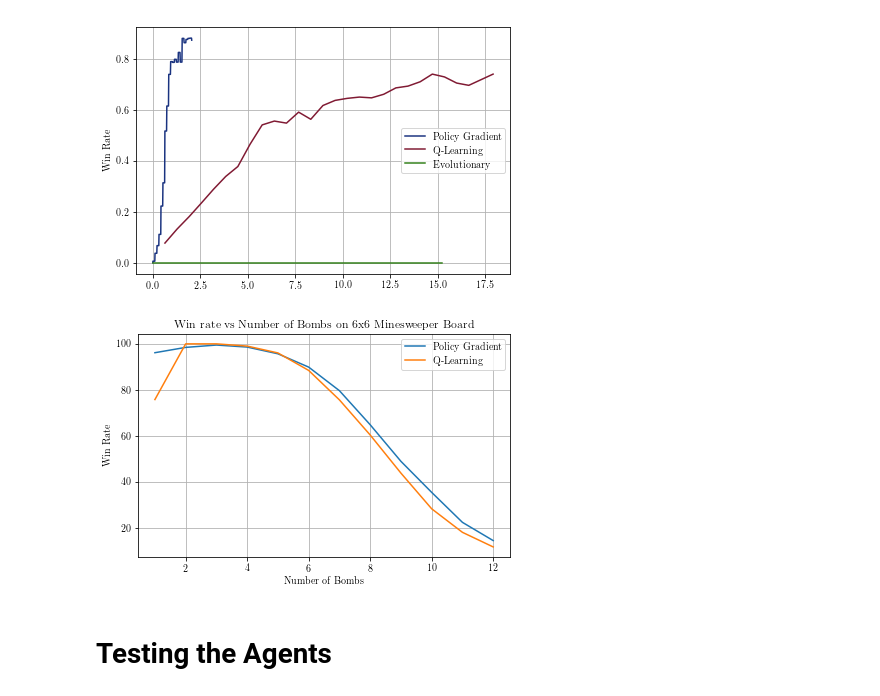
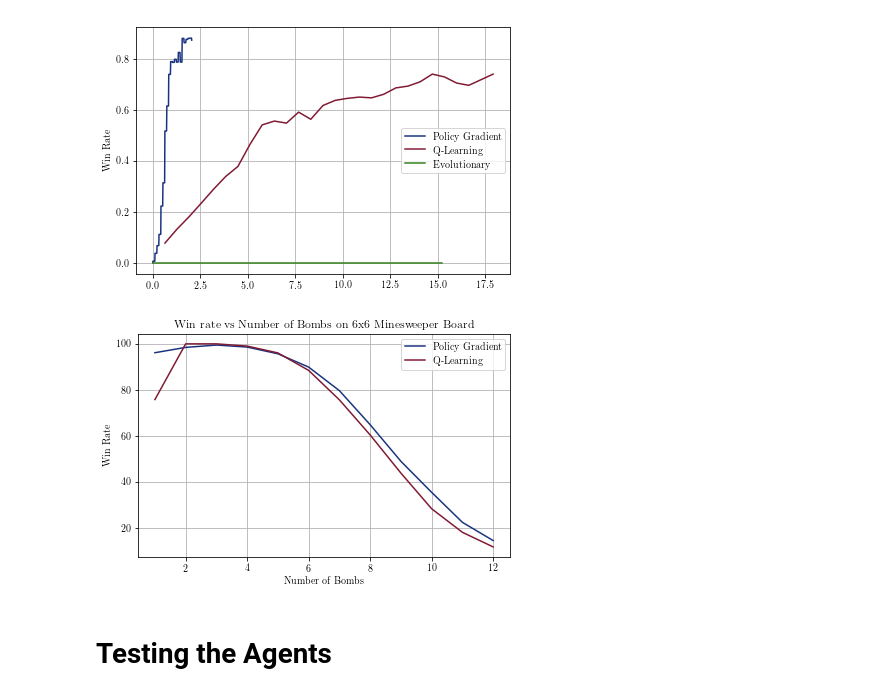
Before and after one commit to jakejhansen/minesweeper_solver, a Jupyter notebook: Minesweeper_results.ipynb, the cells around one changed output. Drawn from its saved outputs; the diff is of its cells as text; code cells hidden in the pictures.

```diff
--- a/Minesweeper_results.ipynb
+++ b/Minesweeper_results.ipynb
@@ -299,24 +300,24 @@ plt.show()
 # %%
 policy_mines = [96.15, 98.46, 99.48, 98.60, 95.68, 89.89, 79.64, 64.83, 48.92, 35.42, 22.39, 14.46]
 # Q-learning best model on 6x6 with 6 mines
 q_mines = [0.91, 81.38, 60.75, 68.85, 87.29, 93.25, 90.39, 76.96, 52.11, 24.89, 9.44, 3.21]
 # Q-learning best model on 6x6 with different number of mines (trained for 1 day with random number of mines
 q_mines_random = [75.78, 100, 100, 99.03, 96.05, 88.45, 75.64, 60.37, 43.80, 28.28, 18.05, 11.70]
 
 fig = plt.figure(figsize=(6,4))
-plt.plot(range(1,13), policy_mines)
-plt.plot(range(1,13), q_mines_random)
+plt.plot(range(1,13), policy_mines, color=PG_color+[1.0])
+plt.plot(range(1,13), q_mines_random, color=QL_color+[1.0])
 plt.legend(['Q-Learning'])
 plt.title('Win rate vs Number of Bombs on 6x6 Minesweeper Board')
 plt.legend(['Policy Gradient','Q-Learning','Q-learning (random mines)'])
 plt.ylabel('Win Rate')
 plt.xlabel('Number of Bombs')
 plt.grid()
 plt.tight_layout()
 plt.savefig(os.path.join('Results/compare-res_mines.pdf'))
 plt.show()
 # %% [output]
-[figure, old version]
+[figure, new version]
 # %% [markdown]
 # Testing the Agents
 # %% [markdown]
```
Also changed, not shown: parts of 4 cells of this notebook, 44 other files.
